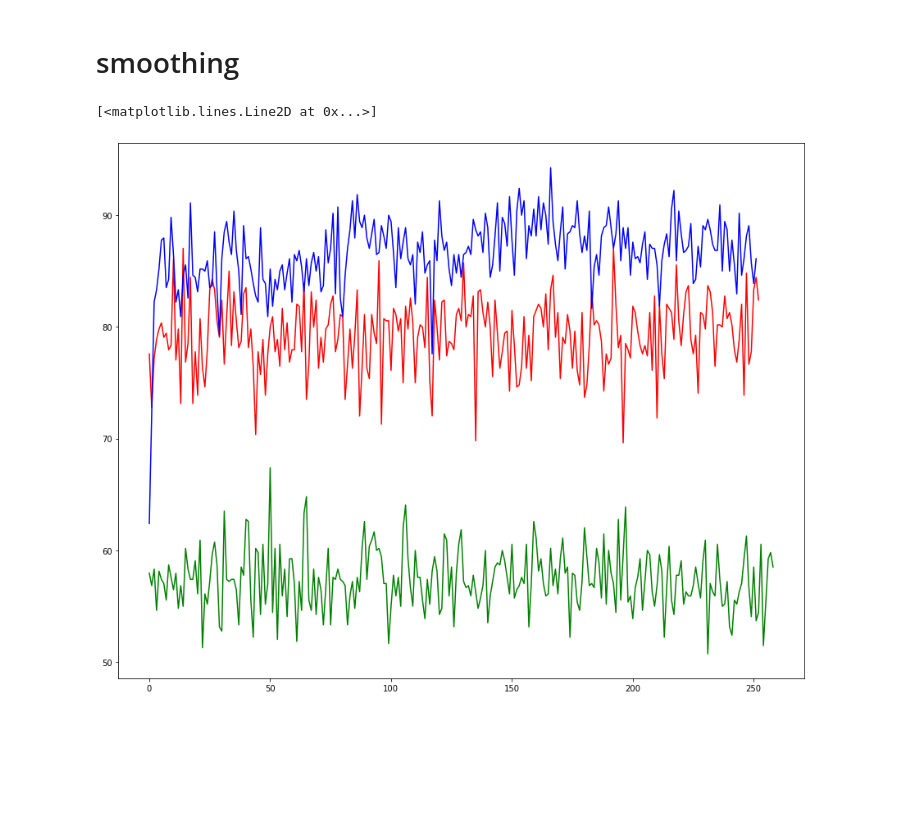
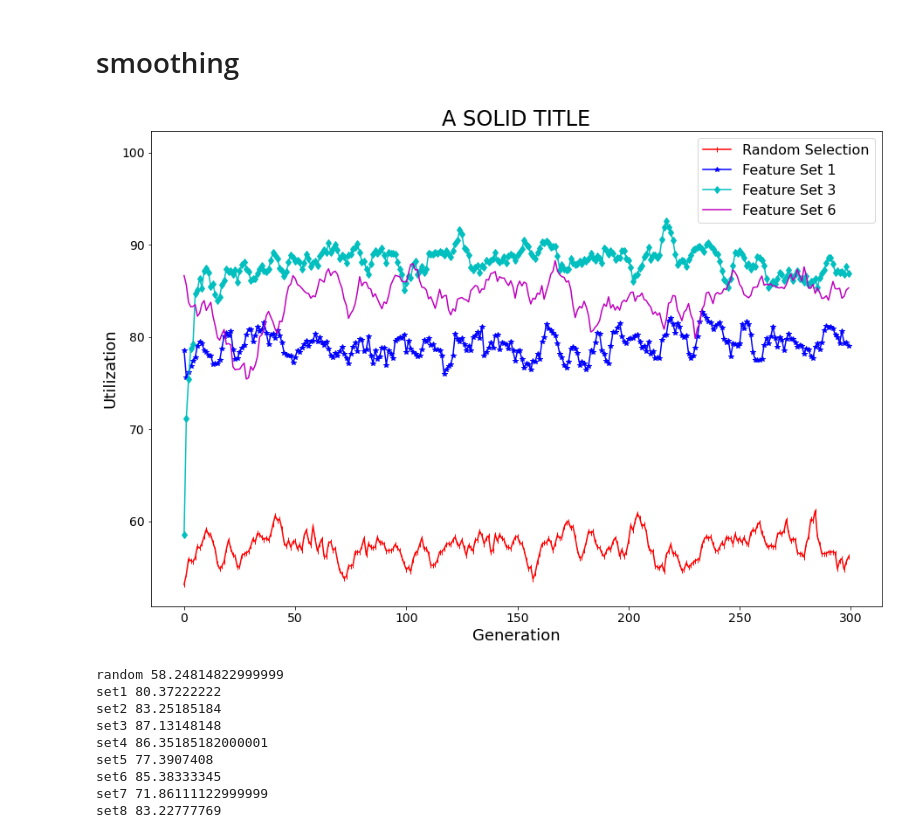
Before and after one commit to CodaClysm/StackingOptimization, a Jupyter notebook: Plot Data.ipynb, the cells around one changed output. Saved outputs shown, nothing was run; the diff lists cells and outputs as text; code cells hidden in the pictures; blank space fills up the shorter version.

Commit message:
added new collected data

```diff
--- a/Plot Data.ipynb
+++ b/Plot Data.ipynb
@@ -2,7 +2,7 @@
 import matplotlib.pyplot as plt
 import numpy as np
 # %%
-def getData(fileString):
+def getData(fileString, smooth = True):
     f = open(fileString, 'r')
     generation = []
     percent = []
@@ -22,6 +22,15 @@ def getData(fileString):
         else:
             percent.append(raw[i])
     generation = generation[:len(generation)-1]
+    if smooth:
+        smoothing = []
+        smoothed = []
+        for val in percent:
+            smoothing.append(val)
+            if len(smoothing) > 5:
+                smoothing.pop(0)
+            smoothed.append(np.mean(smoothing))
+        percent = smoothed
     return percent
 # %% [markdown]
 # without seed
@@ -123,25 +129,40 @@ plt.plot(np.arange(len(utilizations[5])), utilizations[5], 'c-')
 # smoothing
 # %%
 utilizations = [];
-utilizations.append(getData("SavedData/test1.txt")) #0
-utilizations.append(getData("SavedData/test2.txt")) #1
-utilizations.append(getData("SavedData/testr.txt")) #2
+utilizations.append(getData("SavedData/size1-shape1-random.txt")) #0
+utilizations.append(getData("SavedData/size1-shape1-set1.txt")) #1
+utilizations.append(getData("SavedData/size1-shape1-set2.txt")) #2
 utilizations.append(getData("SavedData/size1-shape1-set3.txt")) #3
 utilizations.append(getData("SavedData/size1-shape1-set4.txt")) #4
-#utilizations.append(getData("SavedData/size1-shape1-set5.txt")) #5
-#utilizations.append(getData("SavedData/size1-shape1-set6.txt")) #6
+utilizations.append(getData("SavedData/size1-shape1-set5.txt")) #5
+utilizations.append(getData("SavedData/size1-shape1-set6.txt")) #6
+utilizations.append(getData("SavedData/size1-shape1-set7.txt")) #7
+utilizations.append(getData("SavedData/size1-shape1-set8.txt")) #8
+
+for i in range(len(utilizations)):
+    utilizations[i] = utilizations[i][:300]
+
+#https://matplotlib.org/stable/api/markers_api.html
 
 
+fig = plt.figure(figsize=(15,10))
+plt.plot(0,100)
+plt.plot(np.arange(len(utilizations[0])), utilizations[0], 'r|-', label = "Random Selection")
+plt.plot(np.arange(len(utilizations[1])), utilizations[1], 'b*-', label = "Feature Set 1")
+#plt.plot(np.arange(len(utilizations[2])), utilizations[2], 'g-', label = "Feature Set 2")
+plt.plot(np.arange(len(utilizations[3])), utilizations[3], 'cd-', label = "Feature Set 3")
+#plt.plot(np.arange(len(utilizations[4])), utilizations[4], 'k-', label = "Feature Set 4")
+#plt.plot(np.arange(len(utilizations[5])), utilizations[5], 'gs-', label = "Feature Set 5")
+plt.plot(np.arange(len(utilizations[6])), utilizations[6], 'm-', label = "Feature Set 6")
+#plt.plot(np.arange(len(utilizations[7])), utilizations[7], 'y-', label = "Feature Set 7")
+#plt.plot(np.arange(len(utilizations[8])), utilizations[8], 'k-', label = "Feature Set 8")
 
-fig = plt.figure(figsize=(15,12))
 
-plt.plot(np.arange(len(utilizations[0])), utilizations[0], 'r-')
-plt.plot(np.arange(len(utilizations[1])), utilizations[1], 'b-')
-plt.plot(np.arange(len(utilizations[2])), utilizations[2], 'g-')
-#plt.plot(np.arange(len(utilizations[3])), utilizations[3], 'c-')
-#plt.plot(np.arange(len(utilizations[4])), utilizations[4], 'k-')
-#plt.plot(np.arange(len(utilizations[5])), utilizations[5], 'y-')
-#plt.plot(np.arange(len(utilizations[6])), utilizations[6], 'g-')
+plt.title("A SOLID TITLE", fontsize=24)
+plt.xlabel("Generation", fontsize=18)
+plt.ylabel("Utilization", fontsize=18)
+plt.legend(loc="upper right", fontsize=16)
+plt.rc('xtick', labelsize=14)
+plt.rc('ytick', labelsize=14)
 # %% [output]
-[<matplotlib.lines.Line2D at 0x...>]
-[figure, old version]
+[figure, new version]
@@ -147,0 +174,20 @@ plt.plot(np.arange(len(utilizations[2])), utilizations[2], 'g-')
+# %%
+print("random", lastAcc(utilizations[0]))
+print("set1", lastAcc(utilizations[1]))
+print("set2", lastAcc(utilizations[2]))
+print("set3", lastAcc(utilizations[3]))
+print("set4", lastAcc(utilizations[4]))
+print("set5", lastAcc(utilizations[5]))
+print("set6", lastAcc(utilizations[6]))
+print("set7", lastAcc(utilizations[7]))
+print("set8", lastAcc(utilizations[8]))
+# %% [output]
+random 58.24814822999999
+set1 80.37222222
+set2 83.25185184
+set3 87.13148148
+set4 86.35185182000001
+set5 77.3907408
+set6 85.38333345
+set7 71.86111122999999
+set8 83.22777769
```
Also changed, not shown: parts of 3 cells of this notebook, 18 other files.
